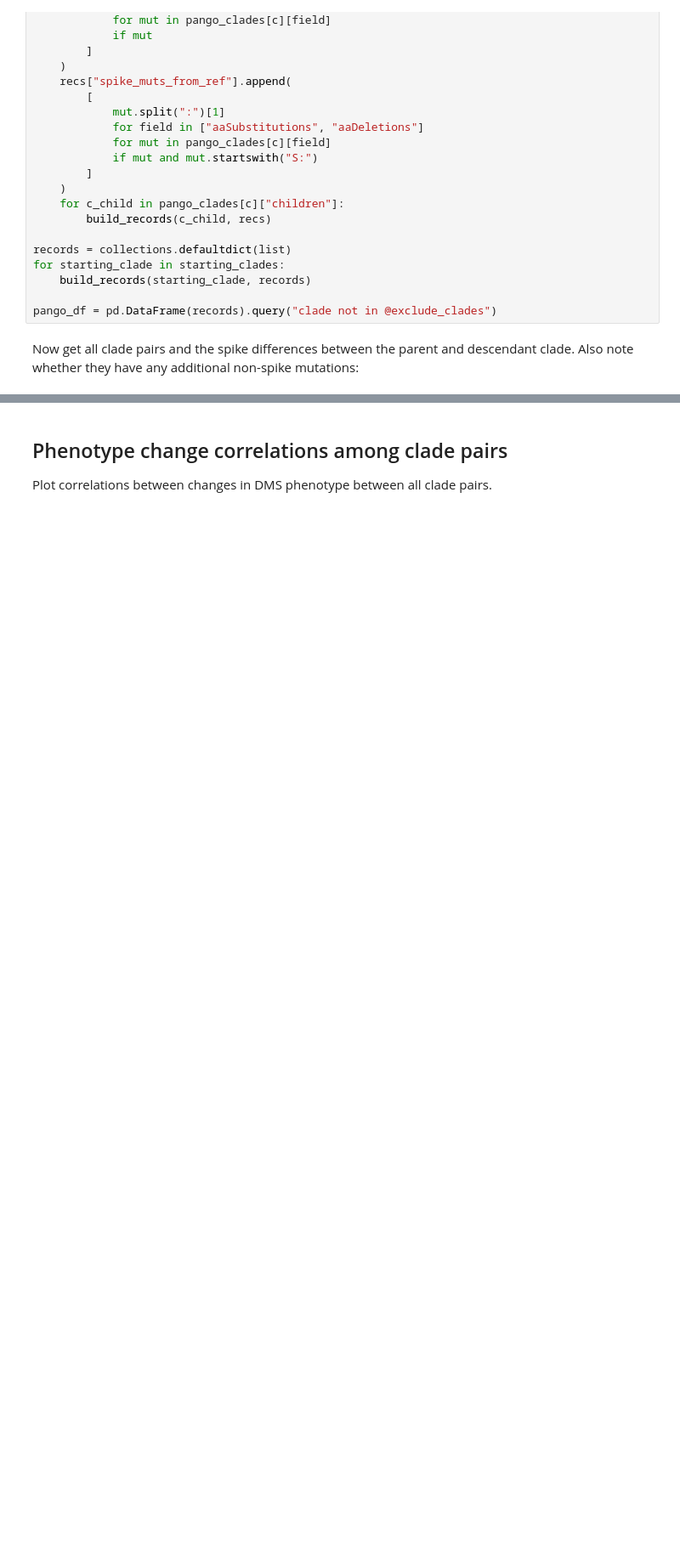
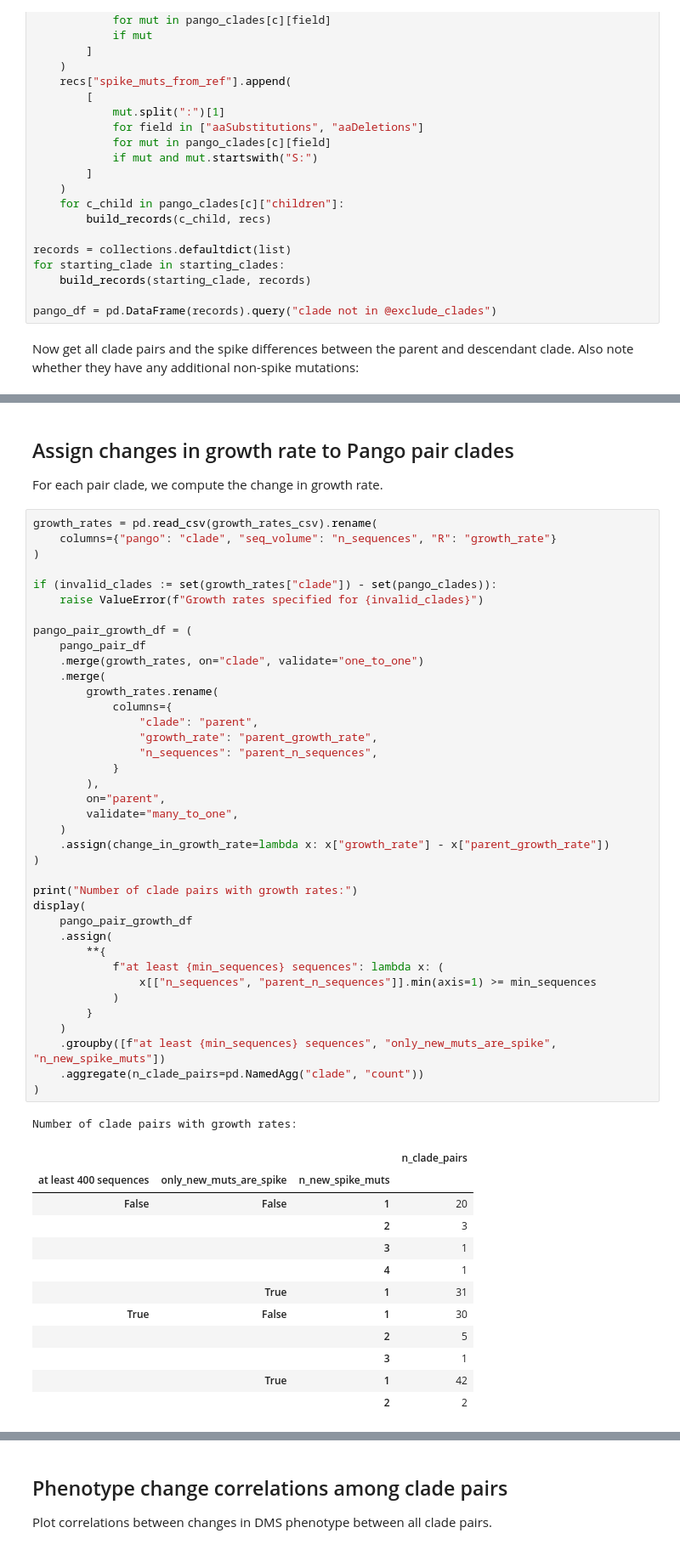
Before and after one commit to dms-vep/SARS-CoV-2_XBB.1.5_spike_DMS, a Jupyter notebook: notebooks/compare_natural.ipynb, the cells around one changed output, grey strips where cells are left out. Shown at 85% size. Drawn from its saved outputs; the diff is of its cells as text; blank space fills up the shorter version.

```diff
--- a/notebooks/compare_natural.ipynb
+++ b/notebooks/compare_natural.ipynb
@@ -147,3 +190,58 @@ display(
+# %% [markdown]
+## Assign changes in growth rate to Pango pair clades
+For each pair clade, we compute the change in growth rate.
+# %%
+growth_rates = pd.read_csv(growth_rates_csv).rename(
+    columns={"pango": "clade", "seq_volume": "n_sequences", "R": "growth_rate"}
+)
+
+if (invalid_clades := set(growth_rates["clade"]) - set(pango_clades)):
+    raise ValueError(f"Growth rates specified for {invalid_clades}")
+
+pango_pair_growth_df = (
+    pango_pair_df
+    .merge(growth_rates, on="clade", validate="one_to_one")
+    .merge(
+        growth_rates.rename(
+            columns={
+                "clade": "parent",
+                "growth_rate": "parent_growth_rate",
+                "n_sequences": "parent_n_sequences",
+            }
+        ),
+        on="parent",
+        validate="many_to_one",
+    )
+    .assign(change_in_growth_rate=lambda x: x["growth_rate"] - x["parent_growth_rate"])
+)
+
+print("Number of clade pairs with growth rates:")
+display(
+    pango_pair_growth_df
+    .assign(
+        **{
+            f"at least {min_sequences} sequences": lambda x: (
+                x[["n_sequences", "parent_n_sequences"]].min(axis=1) >= min_sequences
+            )
+        }
+    )
+    .groupby([f"at least {min_sequences} sequences", "only_new_muts_are_spike", "n_new_spike_muts"])
+    .aggregate(n_clade_pairs=pd.NamedAgg("clade", "count"))
+)
+# %% [output]
+Number of clade pairs with growth rates:
+|  |  |  | n_clade_pairs |
+| at least 400 sequences | only_new_muts_are_spike | n_new_spike_muts |  |
+| False | False | 1 | 20 |
+|  |  | 2 | 3 |
+|  |  | 3 | 1 |
+|  |  | 4 | 1 |
+|  | True | 1 | 31 |
+| True | False | 1 | 30 |
+|  |  | 2 | 5 |
+|  |  | 3 | 1 |
+|  | True | 1 | 42 |
+|  |  | 2 | 2 |
 # %% [markdown]
 ## Assign changes in DMS phenotypes to Pango clade pairs
 For each clade pair, we compute the change in DMS phenotype.
```
Also changed, not shown: parts of 25 cells of this notebook, 3 other files.
